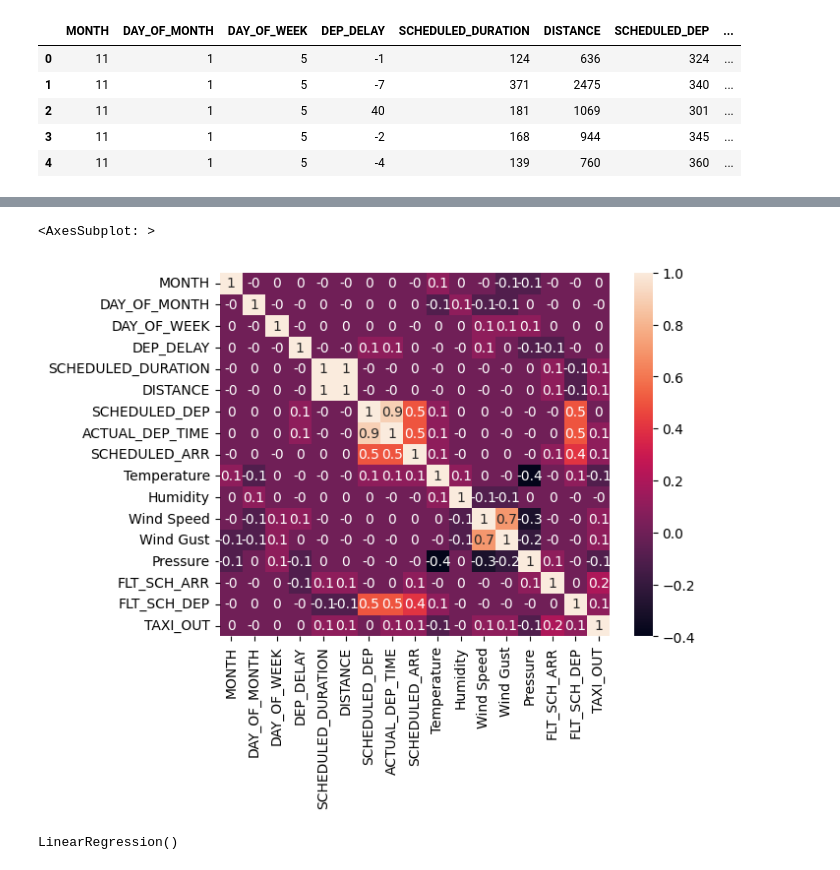
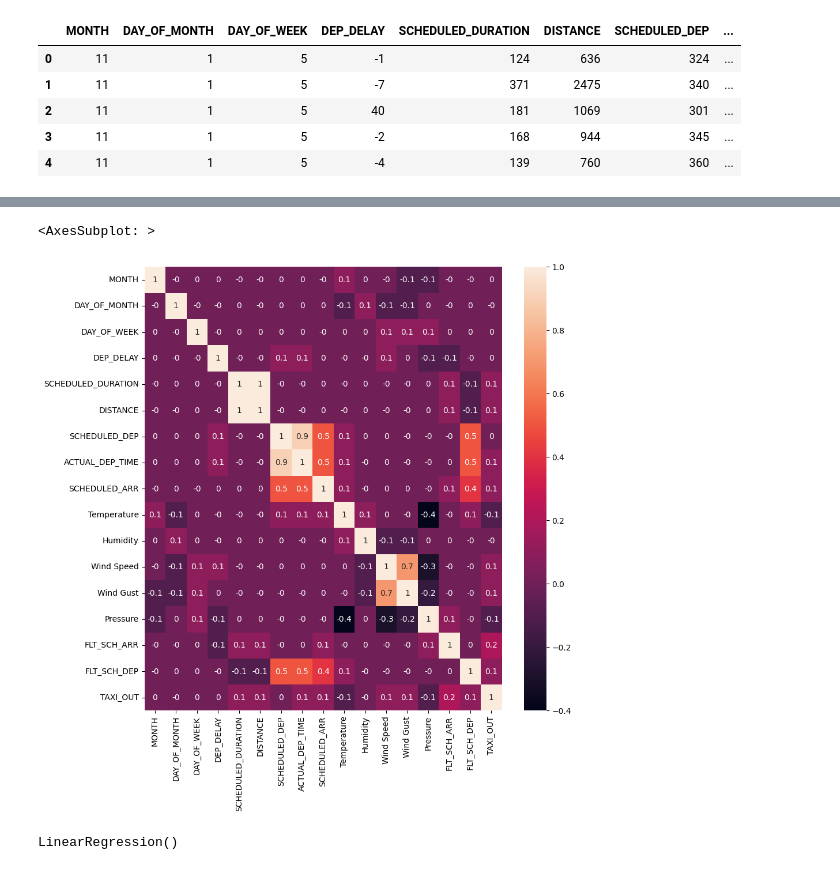
Before and after one commit to CruzUK/LR, a Jupyter notebook: LinearR.ipynb, the cells around one changed output, grey strips where cells are left out. Cells and saved outputs as stored; diff of their text form; code cells hidden in the pictures.

```diff
--- a/LinearR.ipynb
+++ b/LinearR.ipynb
@@ -89,11 +89,11 @@ corr_matrix
 | TAXI_OUT | 0.0 | -0.0 | 0.0 | 0.0 | 0.1 | 0.1 | 0.0 | ... |
 # %%
 #heat map is the  type of data visualization that is used to represent data in a more intuitive and visually appealing way
-
+plt.figure(figsize=(10,10))
 sns.heatmap(corr_matrix, annot=True)
 # %% [output]
 <AxesSubplot: >
-[figure, old version]
+[figure, new version]
 # %%
 # I'm creating to variable X to hold all rows all columns excluding last column
 # Creating variable y to hold all rows of ONLY LAST column
```
Also changed, not shown: parts of 3 cells of this notebook, 11 other files.
